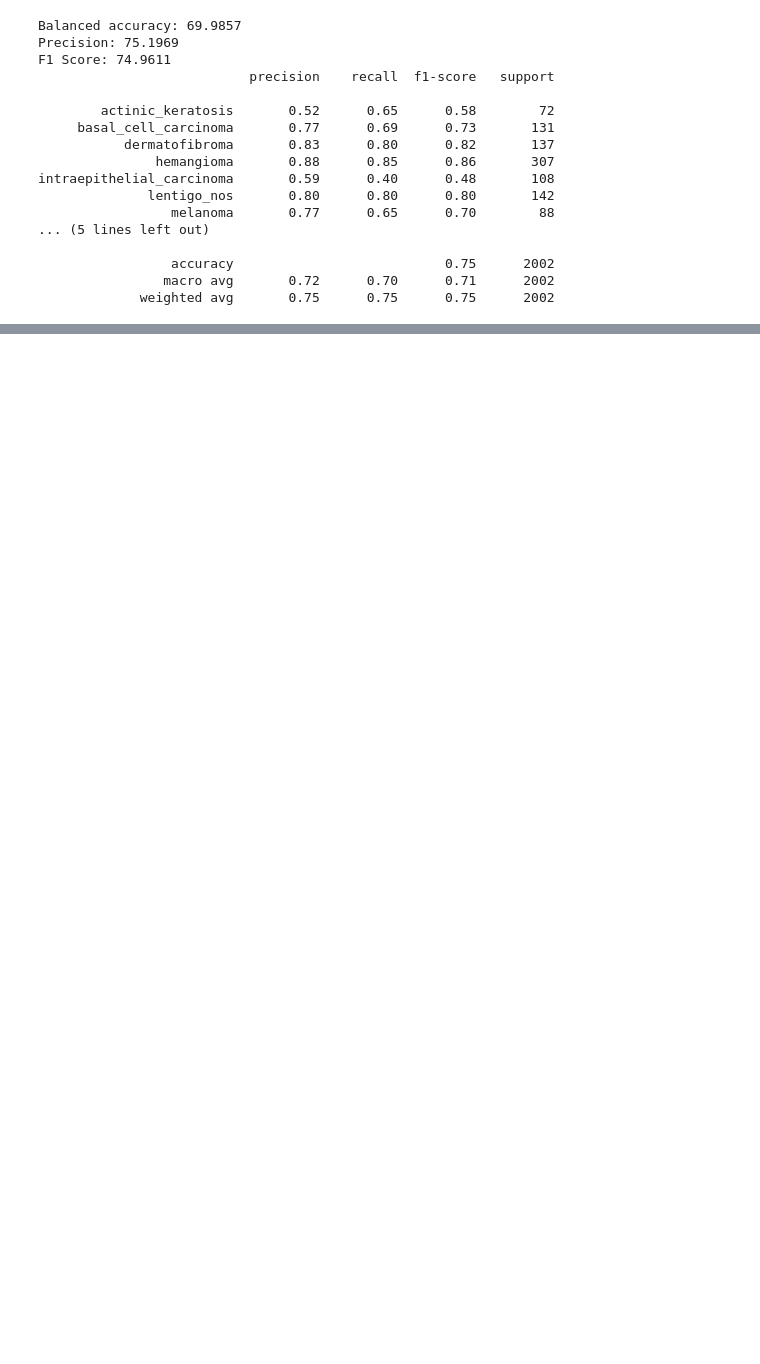
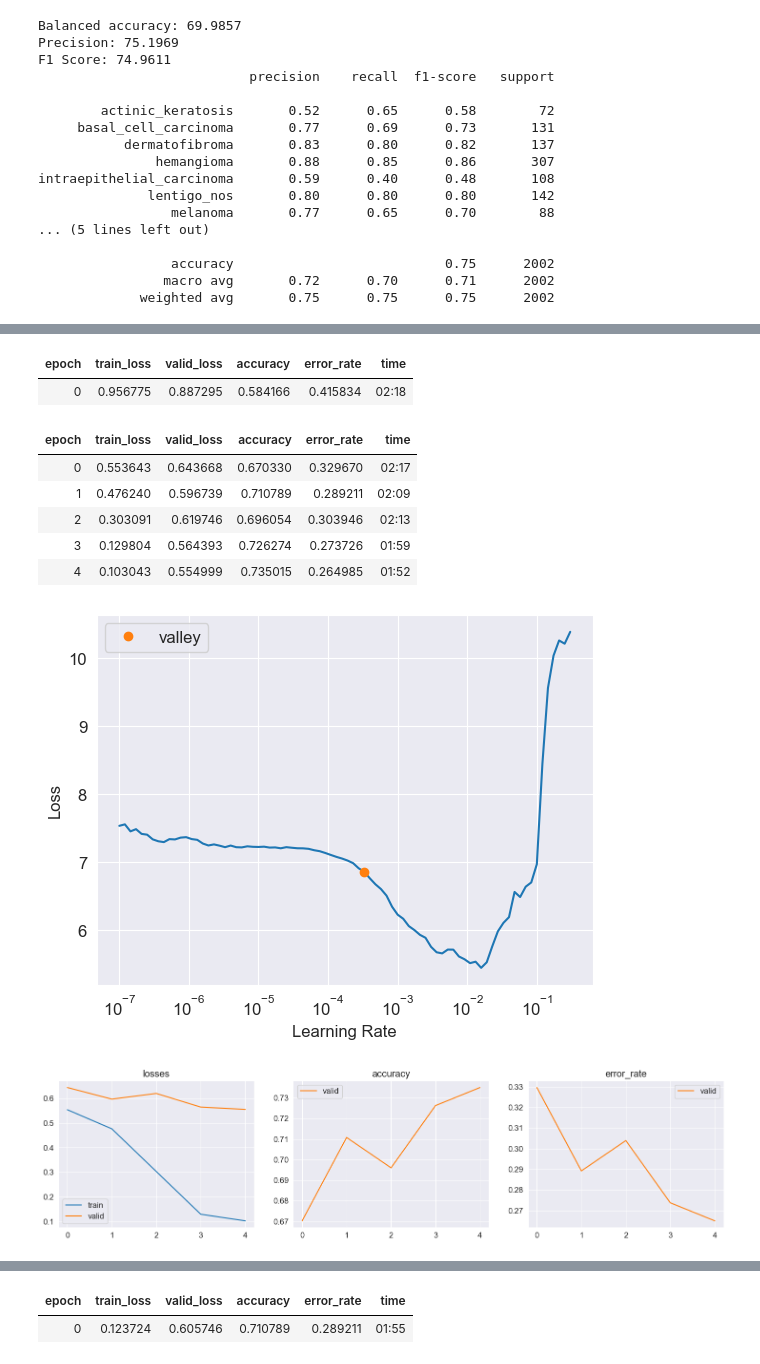
Before and after one commit to hexecoded/TFG, a Jupyter notebook: esrganEffectivity.ipynb, the cells around one changed output, grey strips where cells are left out. Cells and saved outputs as stored; diff of their text form; code cells hidden in the pictures; blank space fills up the shorter version.

```diff
--- a/esrganEffectivity.ipynb
+++ b/esrganEffectivity.ipynb
@@ -318,0 +383,4 @@ intraepithelial_carcinoma       0.59      0.40      0.48       108
+# %%
+mobilenet3 = timm.create_model('mobilenetv3_large_100', pretrained=True)
+mobilenet_learner = Learner(trainSet, mobilenet3, loss_func=FocalLoss(), metrics=[accuracy, error_rate])
+mobilenet_learner.summary()
@@ -318,0 +406,15 @@ intraepithelial_carcinoma       0.59      0.40      0.48       108
+# %%
+lrs = mobilenet_learner.lr_find()
+# Entrena las capas superiores
+mobilenet_learner.fine_tune(epochs=5, base_lr=lrs[0])
+
+mobilenet_learner.recorder.plot_metrics()  #Muestra las pérdidas, el accuracy y la tasa de error
+# Descongela todas las capas
+mobilenet_learner.unfreeze()
+
+# Encontrar nuevo lr
+lrs = mobilenet_learner.lr_find()
+
+mobilenet_learner.fine_tune(epochs=10,base_lr=lrs[0])
+mobilenet_learner.recorder.plot_metrics()  #Muestra las pérdidas, el accuracy y la tasa de error
+# %% [output]
@@ -318,0 +422,10 @@ intraepithelial_carcinoma       0.59      0.40      0.48       108
+| epoch | train_loss | valid_loss | accuracy | error_rate | time |
+| 0 | 0.956775 | 0.887295 | 0.584166 | 0.415834 | 02:18 |
+| epoch | train_loss | valid_loss | accuracy | error_rate | time |
+| 0 | 0.553643 | 0.643668 | 0.670330 | 0.329670 | 02:17 |
+| 1 | 0.476240 | 0.596739 | 0.710789 | 0.289211 | 02:09 |
+| 2 | 0.303091 | 0.619746 | 0.696054 | 0.303946 | 02:13 |
+| 3 | 0.129804 | 0.564393 | 0.726274 | 0.273726 | 01:59 |
+| 4 | 0.103043 | 0.554999 | 0.735015 | 0.264985 | 01:52 |
+[figure, added]
+[figure, added]
@@ -318,0 +433,2 @@ intraepithelial_carcinoma       0.59      0.40      0.48       108
+| epoch | train_loss | valid_loss | accuracy | error_rate | time |
+| 0 | 0.123724 | 0.605746 | 0.710789 | 0.289211 | 01:55 |
```
Also changed, not shown: parts of 9 cells of this notebook.
